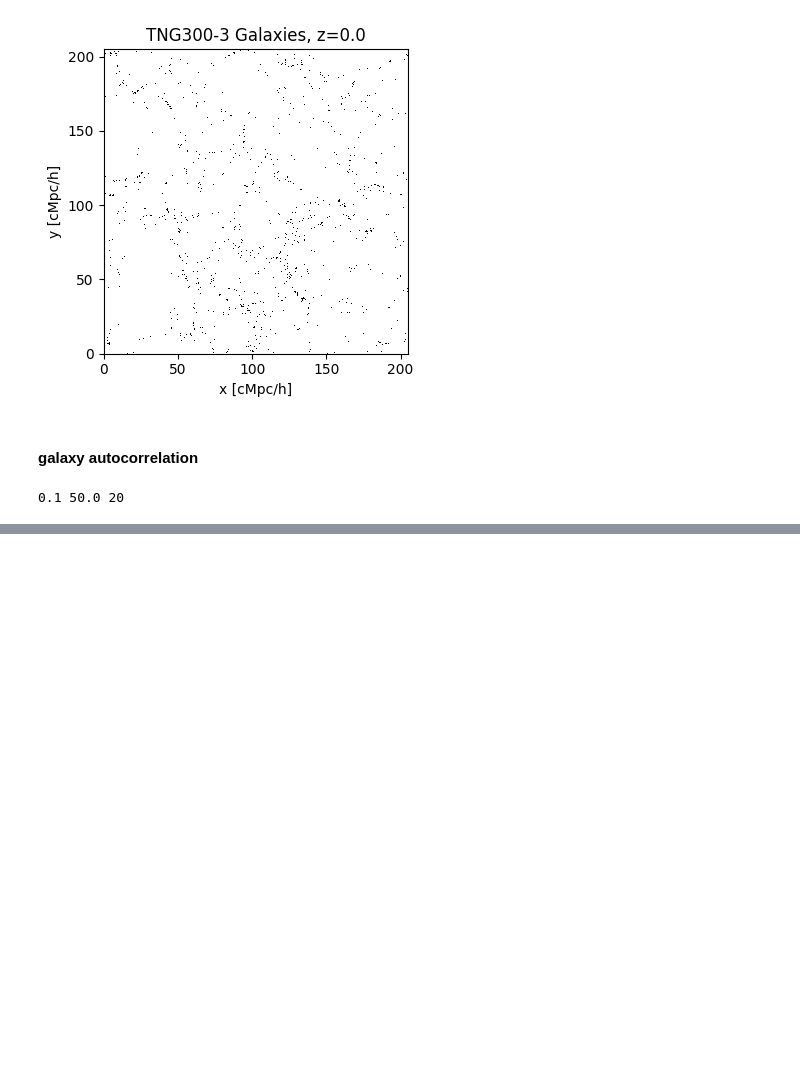
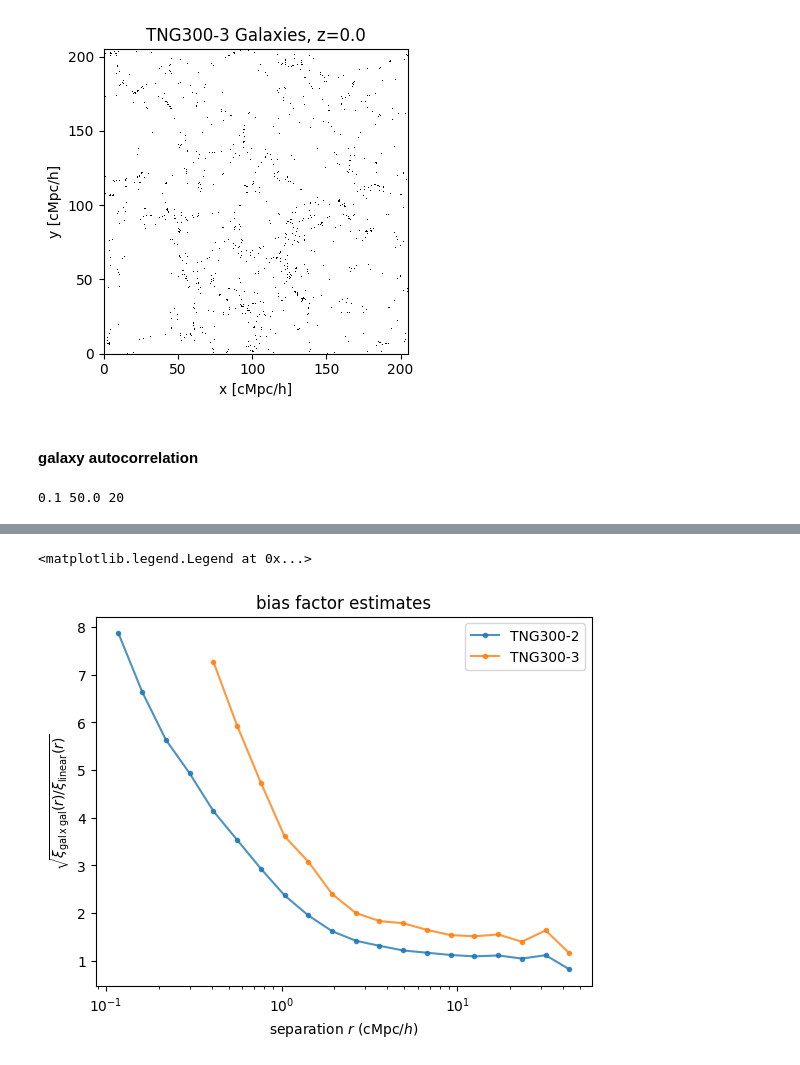
Before and after one commit to abbyw24/small-scale_cross-corrs, a Jupyter notebook: notebooks/galxgal_TNG_6-7-23.ipynb, the cells around one changed output, grey strips where cells are left out. Saved outputs shown, nothing was run; the diff lists cells and outputs as text; code cells hidden in the pictures; blank space fills up the shorter version.

```diff
--- a/notebooks/galxgal_TNG_6-7-23.ipynb
+++ b/notebooks/galxgal_TNG_6-7-23.ipynb
@@ -121,0 +160,12 @@ Text(0.5, 1.0, 'Gal x Gal / DM x DM')
+# %%
+fig, ax = plt.subplots()
+for i, sim in enumerate(sims):
+    ax.plot(ravg, bias_estimates[i], marker='.', ls='-', alpha=0.8, label=sim.sim)
+ax.set_xscale('log')
+ax.set_xlabel(r'separation $r$ (cMpc/$h$)')
+ax.set_ylabel(r'$\sqrt{\xi_\mathrm{gal\,x\,gal}(r)/\xi_\mathrm{linear}(r)}$')
+ax.set_title(r'bias factor estimates')
+ax.legend()
+# %% [output]
+<matplotlib.legend.Legend at 0x...>
+[figure, added]
```
Also changed, not shown: parts of 12 cells of this notebook.
